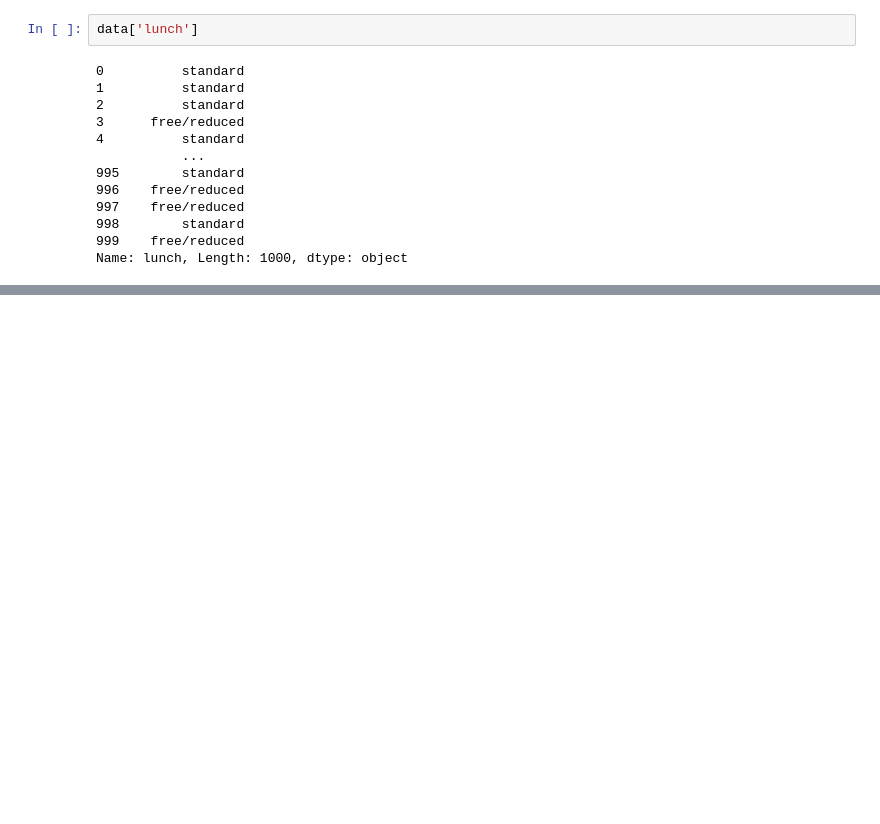
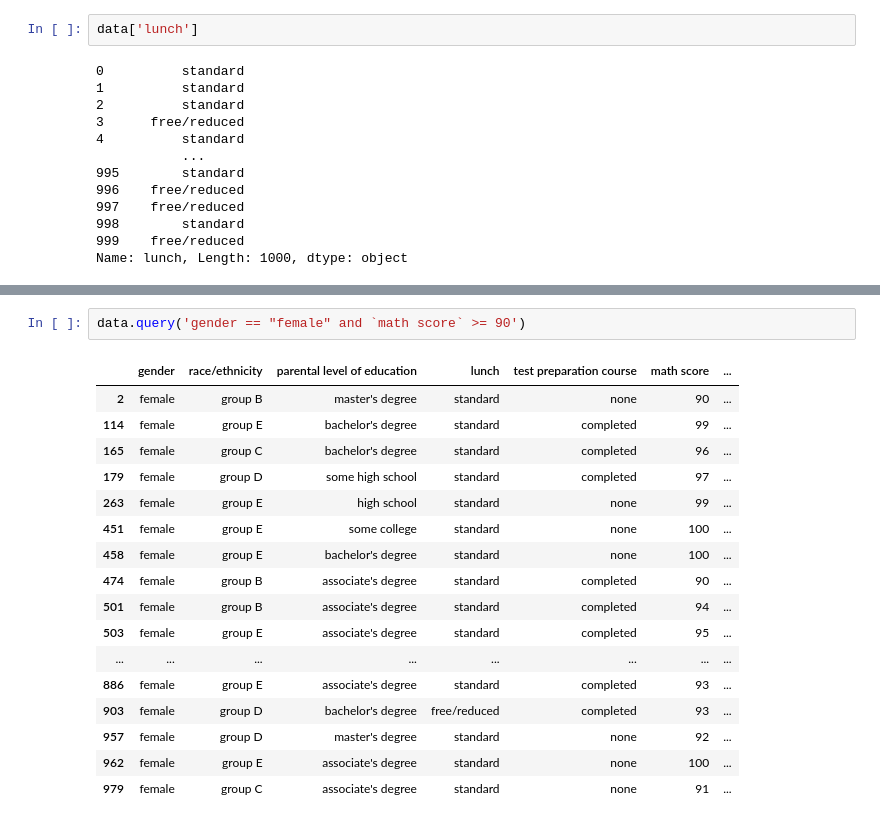
Before and after one commit to Firedreyke/CIS410_Homework4, a Jupyter notebook: HW4_Exams.ipynb, the cells around one changed output, grey strips where cells are left out. Drawn from its saved outputs; the diff is of its cells as text; blank space fills up the shorter version.

```diff
--- a/HW4_Exams.ipynb
+++ b/HW4_Exams.ipynb
@@ -84,0 +100,20 @@ Name: lunch, Length: 1000, dtype: object
+# %%
+data.query('gender == "female" and `math score` >= 90')
+# %% [output]
+|  | gender | race/ethnicity | parental level of education | lunch | test preparation course | math score | ... |
+| 2 | female | group B | master's degree | standard | none | 90 | ... |
+| 114 | female | group E | bachelor's degree | standard | completed | 99 | ... |
+| 165 | female | group C | bachelor's degree | standard | completed | 96 | ... |
+| 179 | female | group D | some high school | standard | completed | 97 | ... |
+| 263 | female | group E | high school | standard | none | 99 | ... |
+| 451 | female | group E | some college | standard | none | 100 | ... |
+| 458 | female | group E | bachelor's degree | standard | none | 100 | ... |
+| 474 | female | group B | associate's degree | standard | completed | 90 | ... |
+| 501 | female | group B | associate's degree | standard | completed | 94 | ... |
+| 503 | female | group E | associate's degree | standard | completed | 95 | ... |
+| ... | ... | ... | ... | ... | ... | ... | ... |
+| 886 | female | group E | associate's degree | standard | completed | 93 | ... |
+| 903 | female | group D | bachelor's degree | free/reduced | completed | 93 | ... |
+| 957 | female | group D | master's degree | standard | none | 92 | ... |
+| 962 | female | group E | associate's degree | standard | none | 100 | ... |
+| 979 | female | group C | associate's degree | standard | none | 91 | ... |
```
Also changed, not shown: parts of 3 cells of this notebook.
